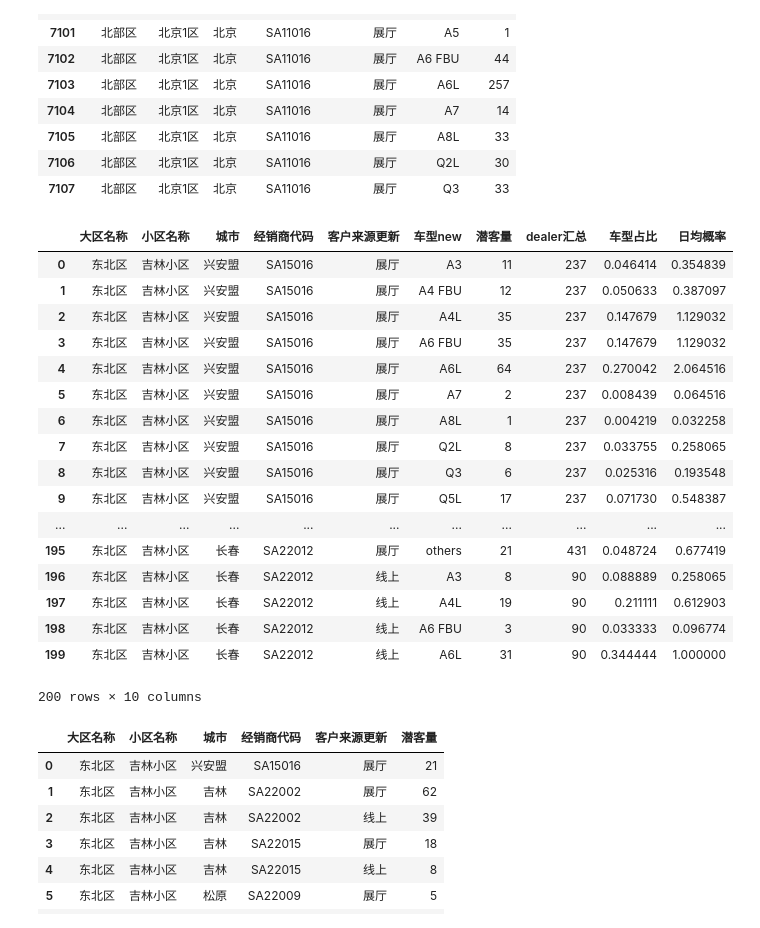
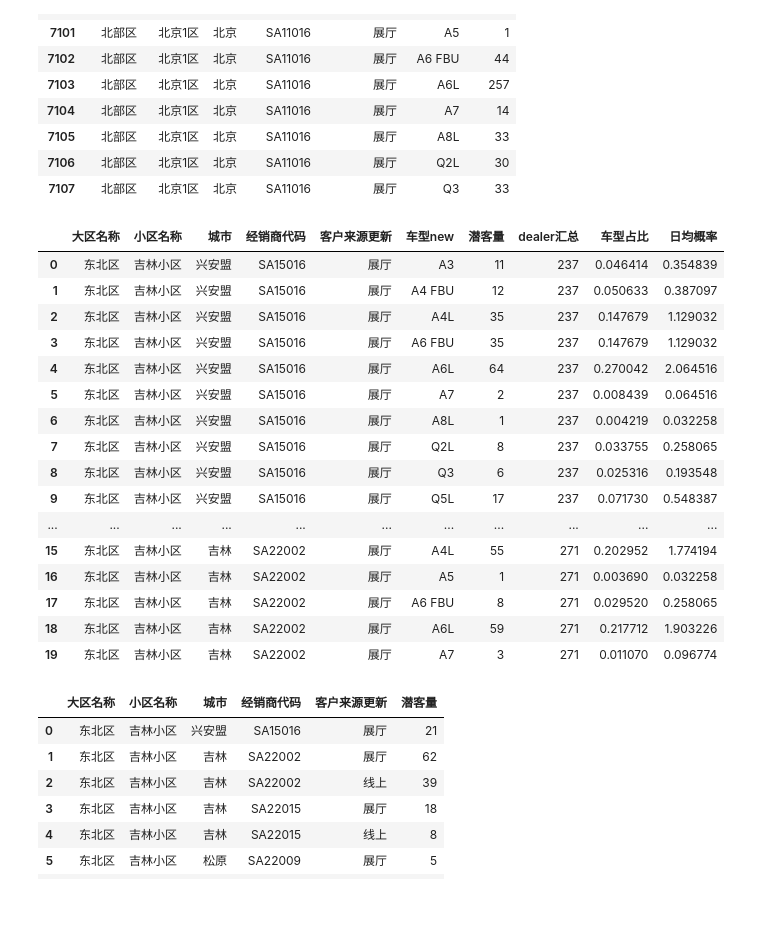
Before and after one commit to orinbai/notebook, a Jupyter notebook: missval.ipynb, the cells around one changed output. Drawn from its saved outputs; the diff is of its cells as text; code cells hidden in the pictures.

```diff
--- a/missval.ipynb
+++ b/missval.ipynb
@@ -145,26 +146,25 @@ dataUSEstd['dealer汇总'] = dataUSEstd.groupby(['大区名称', '小区名称',
 dataUSEstd['车型占比'] = dataUSEstd['潜客量']/dataUSEstd['dealer汇总']
 dataUSEstd['日均概率'] = dataUSEstd['潜客量']/monthDays
 # %%
-dataUSEstd.head(200)
+dataUSEstd.head(20)
 # %% [output]
 |  | 大区名称 | 小区名称 | 城市 | 经销商代码 | 客户来源更新 | 车型new | 潜客量 | dealer汇总 | 车型占比 | 日均概率 |
 | 0 | 东北区 | 吉林小区 | 兴安盟 | SA15016 | 展厅 | A3 | 11 | 237 | 0.046414 | 0.354839 |
 | 1 | 东北区 | 吉林小区 | 兴安盟 | SA15016 | 展厅 | A4 FBU | 12 | 237 | 0.050633 | 0.387097 |
 | 2 | 东北区 | 吉林小区 | 兴安盟 | SA15016 | 展厅 | A4L | 35 | 237 | 0.147679 | 1.129032 |
 | 3 | 东北区 | 吉林小区 | 兴安盟 | SA15016 | 展厅 | A6 FBU | 35 | 237 | 0.147679 | 1.129032 |
 | 4 | 东北区 | 吉林小区 | 兴安盟 | SA15016 | 展厅 | A6L | 64 | 237 | 0.270042 | 2.064516 |
 | 5 | 东北区 | 吉林小区 | 兴安盟 | SA15016 | 展厅 | A7 | 2 | 237 | 0.008439 | 0.064516 |
 | 6 | 东北区 | 吉林小区 | 兴安盟 | SA15016 | 展厅 | A8L | 1 | 237 | 0.004219 | 0.032258 |
 | 7 | 东北区 | 吉林小区 | 兴安盟 | SA15016 | 展厅 | Q2L | 8 | 237 | 0.033755 | 0.258065 |
 | 8 | 东北区 | 吉林小区 | 兴安盟 | SA15016 | 展厅 | Q3 | 6 | 237 | 0.025316 | 0.193548 |
 | 9 | 东北区 | 吉林小区 | 兴安盟 | SA15016 | 展厅 | Q5L | 17 | 237 | 0.071730 | 0.548387 |
 | ... | ... | ... | ... | ... | ... | ... | ... | ... | ... | ... |
-| 195 | 东北区 | 吉林小区 | 长春 | SA22012 | 展厅 | others | 21 | 431 | 0.048724 | 0.677419 |
-| 196 | 东北区 | 吉林小区 | 长春 | SA22012 | 线上 | A3 | 8 | 90 | 0.088889 | 0.258065 |
-| 197 | 东北区 | 吉林小区 | 长春 | SA22012 | 线上 | A4L | 19 | 90 | 0.211111 | 0.612903 |
-| 198 | 东北区 | 吉林小区 | 长春 | SA22012 | 线上 | A6 FBU | 3 | 90 | 0.033333 | 0.096774 |
-| 199 | 东北区 | 吉林小区 | 长春 | SA22012 | 线上 | A6L | 31 | 90 | 0.344444 | 1.000000 |
+| 15 | 东北区 | 吉林小区 | 吉林 | SA22002 | 展厅 | A4L | 55 | 271 | 0.202952 | 1.774194 |
+| 16 | 东北区 | 吉林小区 | 吉林 | SA22002 | 展厅 | A5 | 1 | 271 | 0.003690 | 0.032258 |
+| 17 | 东北区 | 吉林小区 | 吉林 | SA22002 | 展厅 | A6 FBU | 8 | 271 | 0.029520 | 0.258065 |
+| 18 | 东北区 | 吉林小区 | 吉林 | SA22002 | 展厅 | A6L | 59 | 271 | 0.217712 | 1.903226 |
+| 19 | 东北区 | 吉林小区 | 吉林 | SA22002 | 展厅 | A7 | 3 | 271 | 0.011070 | 0.096774 |
-200 rows × 10 columns
 # %%
 dataUSE2b = dataUSE2b.groupby(['大区名称', '小区名称', '城市', '经销商代码', '客户来源更新'])['潜客量'].sum().reset_index()
 # %%
```
Also changed, not shown: parts of 6 cells of this notebook.
